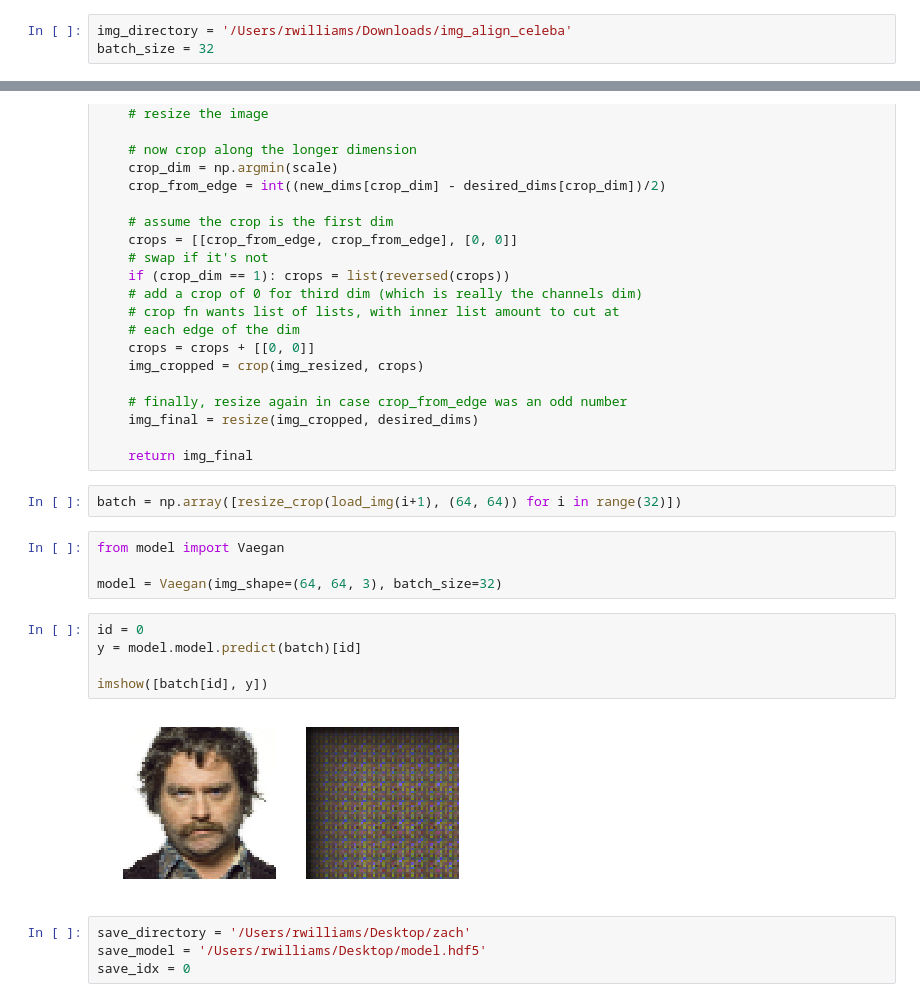
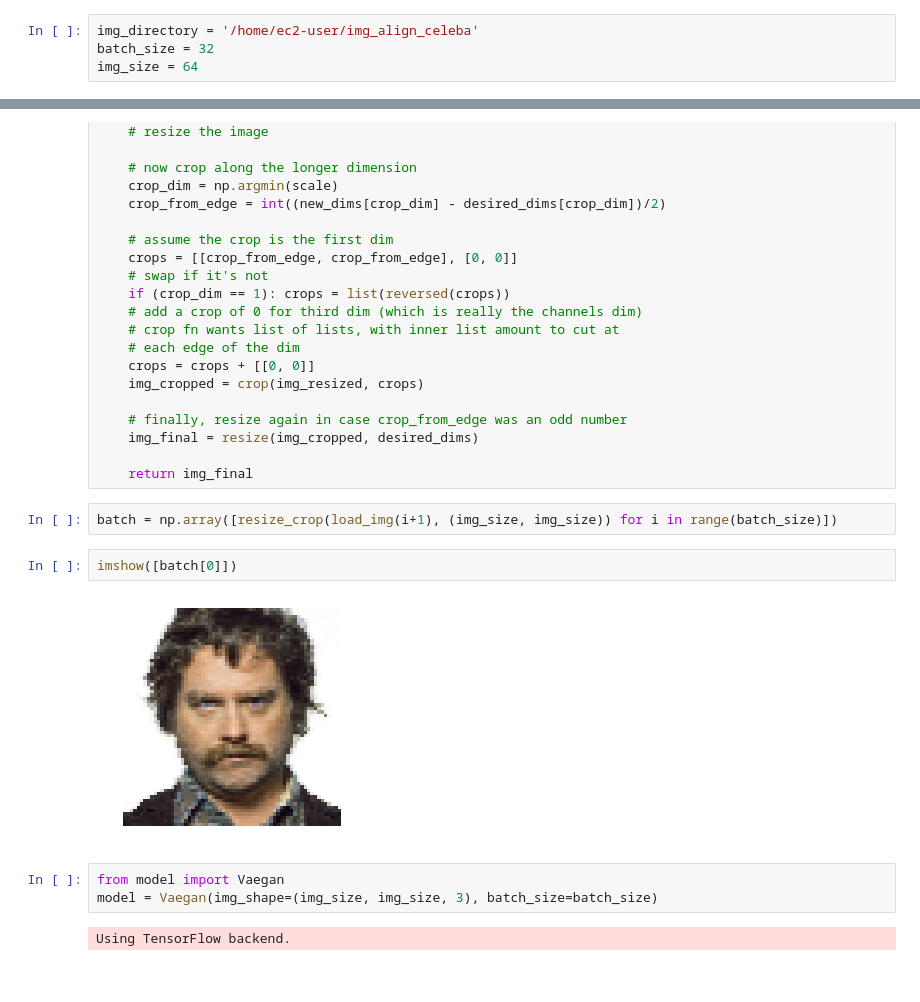
Before and after one commit to ReidWilliams/GANs, a Jupyter notebook: notebooks/scratch.ipynb, the cells around one changed output, grey strips where cells are left out. Drawn from its saved outputs; the diff is of its cells as text.

```diff
--- a/notebooks/scratch.ipynb
+++ b/notebooks/scratch.ipynb
@@ -1,6 +1,7 @@
 # %%
-img_directory = '/Users/rwilliams/Downloads/img_align_celeba'
+img_directory = '/home/ec2-user/img_align_celeba'
 batch_size = 32
+img_size = 64
 # %%
 import matplotlib.pyplot as plt
 %matplotlib inline
@@ -57,19 +58,13 @@ def resize_crop(img, desired_dims):
 
     return img_final
 # %%
-batch = np.array([resize_crop(load_img(i+1), (64, 64)) for i in range(32)])
+batch = np.array([resize_crop(load_img(i+1), (img_size, img_size)) for i in range(batch_size)])
+# %%
+imshow([batch[0]])
+# %% [output]
+[figure, added]
 # %%
 from model import Vaegan
-
-model = Vaegan(img_shape=(64, 64, 3), batch_size=32)
+model = Vaegan(img_shape=(img_size, img_size, 3), batch_size=batch_size)
+# %% [output]
+Using TensorFlow backend.
-# %%
-id = 0
-y = model.model.predict(batch)[id]
-
-imshow([batch[id], y])
-# %% [output]
-[figure, removed]
-# %%
-save_directory = '/Users/rwilliams/Desktop/zach'
-save_model = '/Users/rwilliams/Desktop/model.hdf5'
-save_idx = 0
```
Also changed, not shown: parts of 3 cells of this notebook.
